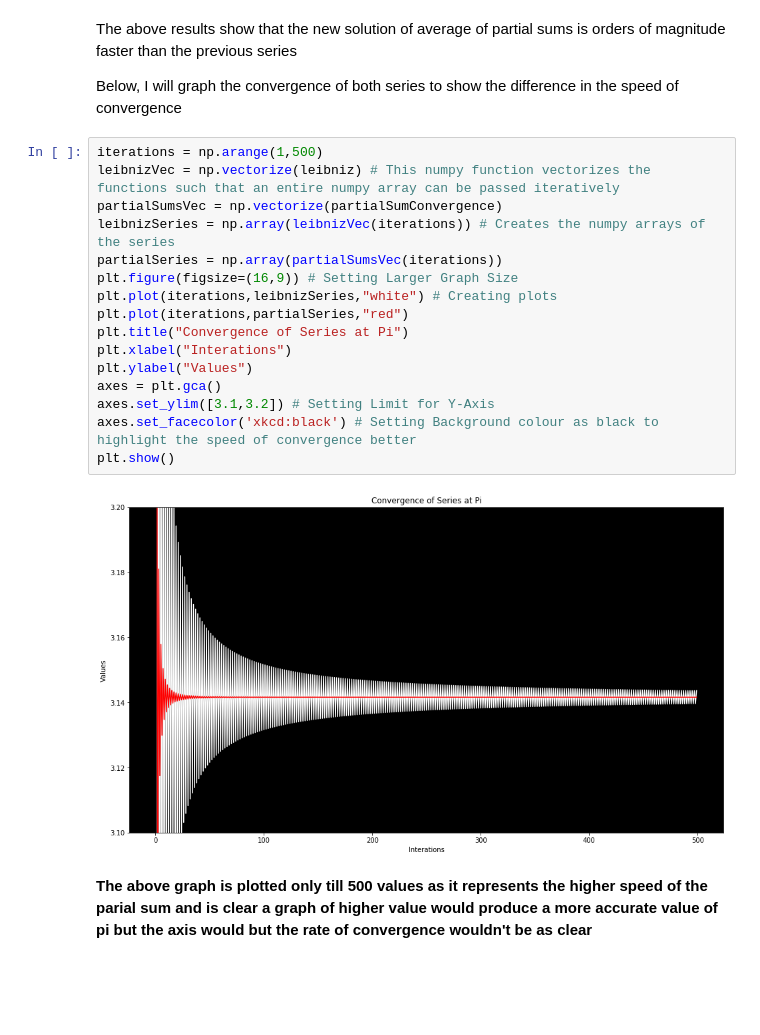
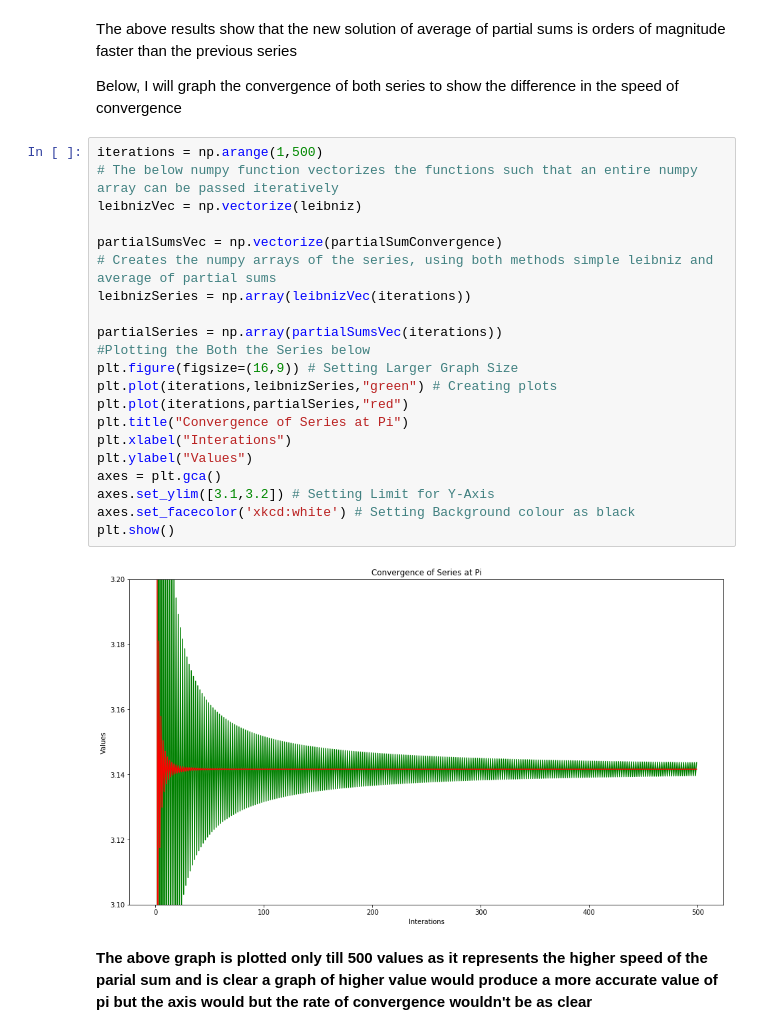
Before and after one commit to CryogenicPlanet/Introduction-to-Scientific-Computing, a Jupyter notebook: Assigment-1.ipynb, the cells around one changed output. Cells and saved outputs as stored; diff of their text form; blank space fills up the shorter version.

```diff
--- a/Assigment-1.ipynb
+++ b/Assigment-1.ipynb
@@ -98,22 +104,27 @@ The above results show that the new solution of average of partial sums is order
 Below, I will graph the convergence of both series to show the difference in the speed of convergence
 # %%
 iterations = np.arange(1,500)
-leibnizVec = np.vectorize(leibniz) # This numpy function vectorizes the functions such that an entire numpy array can be passed iteratively
+# The below numpy function vectorizes the functions such that an entire numpy array can be passed iteratively
+leibnizVec = np.vectorize(leibniz)
+
 partialSumsVec = np.vectorize(partialSumConvergence)
-leibnizSeries = np.array(leibnizVec(iterations)) # Creates the numpy arrays of the series
+# Creates the numpy arrays of the series, using both methods simple leibniz and average of partial sums
+leibnizSeries = np.array(leibnizVec(iterations))
+
 partialSeries = np.array(partialSumsVec(iterations))
+#Plotting the Both the Series below
 plt.figure(figsize=(16,9)) # Setting Larger Graph Size
-plt.plot(iterations,leibnizSeries,"white") # Creating plots
+plt.plot(iterations,leibnizSeries,"green") # Creating plots
 plt.plot(iterations,partialSeries,"red")
 plt.title("Convergence of Series at Pi")
 plt.xlabel("Interations")
 plt.ylabel("Values")
 axes = plt.gca()
 axes.set_ylim([3.1,3.2]) # Setting Limit for Y-Axis
-axes.set_facecolor('xkcd:black') # Setting Background colour as black to highlight the speed of convergence better
+axes.set_facecolor('xkcd:white') # Setting Background colour as black
 plt.show()
 # %% [output]
-[figure, old version]
+[figure, new version]
 # %% [markdown]
 **The above graph is plotted only till 500 values as it represents the higher speed of the parial sum and is clear
 a graph of higher value would produce a more accurate value of pi but the axis would but the rate of convergence
```
Also changed, not shown: parts of 11 cells of this notebook.
